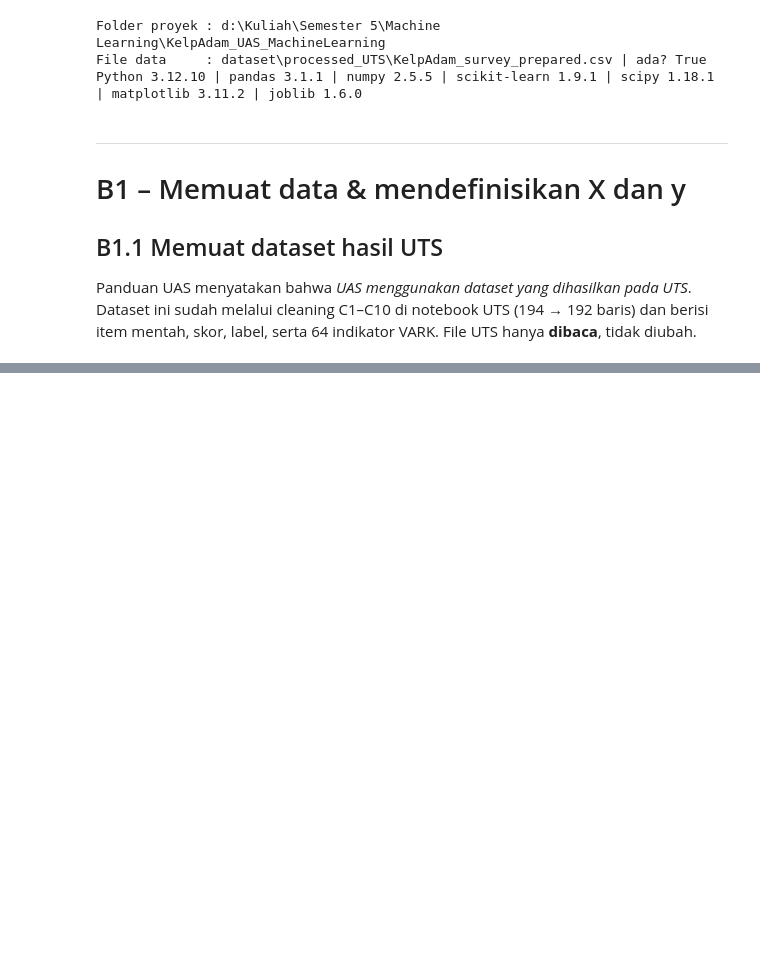
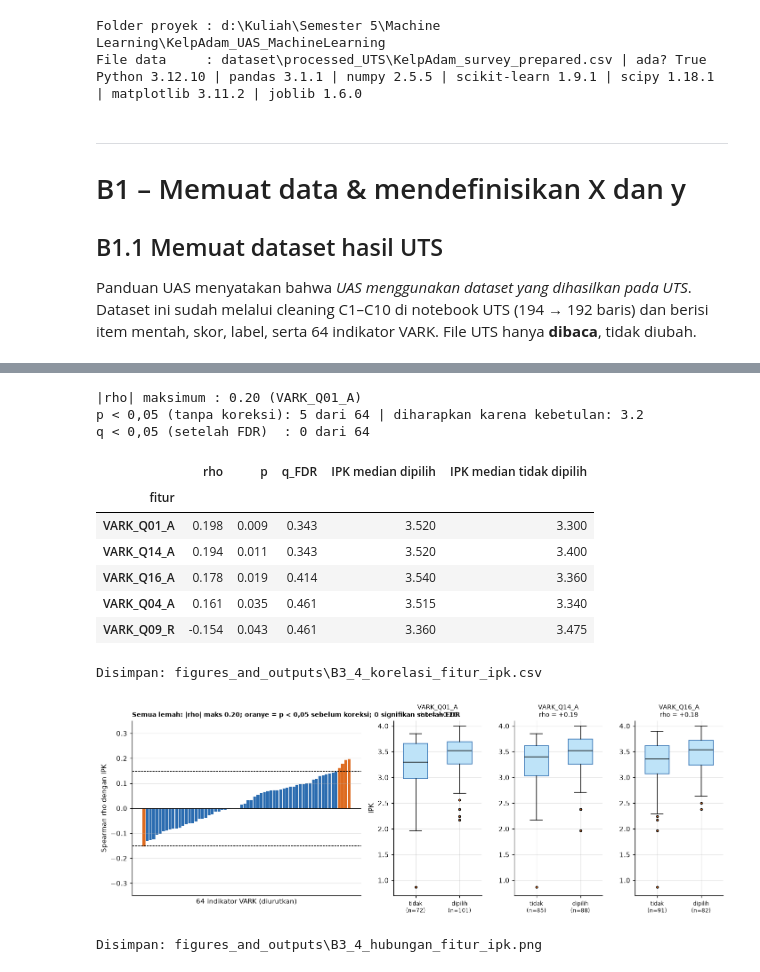
Before and after one commit to edwardchristi4n/machine_learning_final_exam, a Jupyter notebook: notebook/Notebook_B_Regresi_IPK.ipynb, the cells around one changed output, grey strips where cells are left out. Saved outputs shown, nothing was run; the diff lists cells and outputs as text; code cells hidden in the pictures; blank space fills up the shorter version.

```diff
--- a/notebook/Notebook_B_Regresi_IPK.ipynb
+++ b/notebook/Notebook_B_Regresi_IPK.ipynb
@@ -118,0 +762,58 @@ Ukuran dataset: (192, 216)
+# %%
+kor = pd.DataFrame([(c, *stats.spearmanr(df_reg[c], df_reg[TARGET])) for c in FEATURE_COLS],
+                   columns=["fitur", "rho", "p"]).set_index("fitur")
+kor["q_FDR"] = stats.false_discovery_control(kor["p"])
+kor["IPK median dipilih"] = [df_reg.loc[df_reg[c] == 1, TARGET].median() for c in kor.index]
+kor["IPK median tidak dipilih"] = [df_reg.loc[df_reg[c] == 0, TARGET].median() for c in kor.index]
+kor = kor.reindex(kor["rho"].abs().sort_values(ascending=False).index)
+
+print(f"|rho| maksimum : {kor['rho'].abs().max():.2f} ({kor.index[0]})")
+print(f"p < 0,05 (tanpa koreksi): {int((kor['p'] < 0.05).sum())} dari 64 | diharapkan karena kebetulan: {0.05 * 64:.1f}")
+print(f"q < 0,05 (setelah FDR)  : {int((kor['q_FDR'] < 0.05).sum())} dari 64")
+display(kor.head(5).round(3))
+simpan_tabel(kor.round(4), "B3_4_korelasi_fitur_ipk")
+
+top3 = kor.index[:3].tolist()
+batas_p05 = 1.96 / np.sqrt(len(df_reg) - 1)          # perkiraan |rho| untuk p = 0,05
+
+fig = plt.figure(figsize=(13, 4.6))
+gs = fig.add_gridspec(1, 4, width_ratios=[2.6, 1, 1, 1])
+ax = fig.add_subplot(gs[0])
+urut = kor.sort_values("rho")
+ax.bar(range(64), urut["rho"], color=[ORANYE if p < 0.05 else BIRU for p in urut["p"]], width=0.85)
+for y in (batas_p05, -batas_p05):
+    ax.axhline(y, color="black", ls="--", lw=0.8)
+ax.axhline(0, color="black", lw=0.6)
+ax.set_xticks([])
+ax.set_xlabel("64 indikator VARK (diurutkan)")
+ax.set_ylabel("Spearman rho dengan IPK")
+ax.set_ylim(-0.35, 0.35)
+ax.set_title(f"Semua lemah: |rho| maks {kor['rho'].abs().max():.2f}; oranye = p < 0,05 sebelum koreksi; "
+             f"{int((kor['q_FDR'] < 0.05).sum())} signifikan setelah FDR", loc="left", fontsize=9, fontweight="bold")
+
+for k, c in enumerate(top3):
+    axb = fig.add_subplot(gs[k + 1])
+    data = [df_reg.loc[df_reg[c] == 0, TARGET], df_reg.loc[df_reg[c] == 1, TARGET]]
+    axb.boxplot(data, widths=0.55, patch_artist=True, boxprops=dict(facecolor="#bee3f8", color=BIRU),
+                medianprops=dict(color="black"), flierprops=dict(marker="o", markersize=3, markerfacecolor=ORANYE))
+    axb.set_xticks([1, 2], [f"tidak\n(n={len(data[0])})", f"dipilih\n(n={len(data[1])})"], fontsize=8)
+    axb.set_ylim(0.7, 4.1)
+    axb.set_title(f"{c}\nrho = {kor.loc[c, 'rho']:+.2f}", fontsize=9)
+    if k == 0:
+        axb.set_ylabel("IPK")
+fig.tight_layout()
+simpan_fig(fig, "B3_4_hubungan_fitur_ipk")
+# %% [output]
+|rho| maksimum : 0.20 (VARK_Q01_A)
+p < 0,05 (tanpa koreksi): 5 dari 64 | diharapkan karena kebetulan: 3.2
+q < 0,05 (setelah FDR)  : 0 dari 64
+|  | rho | p | q_FDR | IPK median dipilih | IPK median tidak dipilih |
+| fitur |  |  |  |  |  |
+| VARK_Q01_A | 0.198 | 0.009 | 0.343 | 3.520 | 3.300 |
+| VARK_Q14_A | 0.194 | 0.011 | 0.343 | 3.520 | 3.400 |
+| VARK_Q16_A | 0.178 | 0.019 | 0.414 | 3.540 | 3.360 |
+| VARK_Q04_A | 0.161 | 0.035 | 0.461 | 3.515 | 3.340 |
+| VARK_Q09_R | -0.154 | 0.043 | 0.461 | 3.360 | 3.475 |
+Disimpan: figures_and_outputs\B3_4_korelasi_fitur_ipk.csv
+[figure, added]
+Disimpan: figures_and_outputs\B3_4_hubungan_fitur_ipk.png
```
Also changed, not shown: parts of 51 cells of this notebook, 14 other files.
